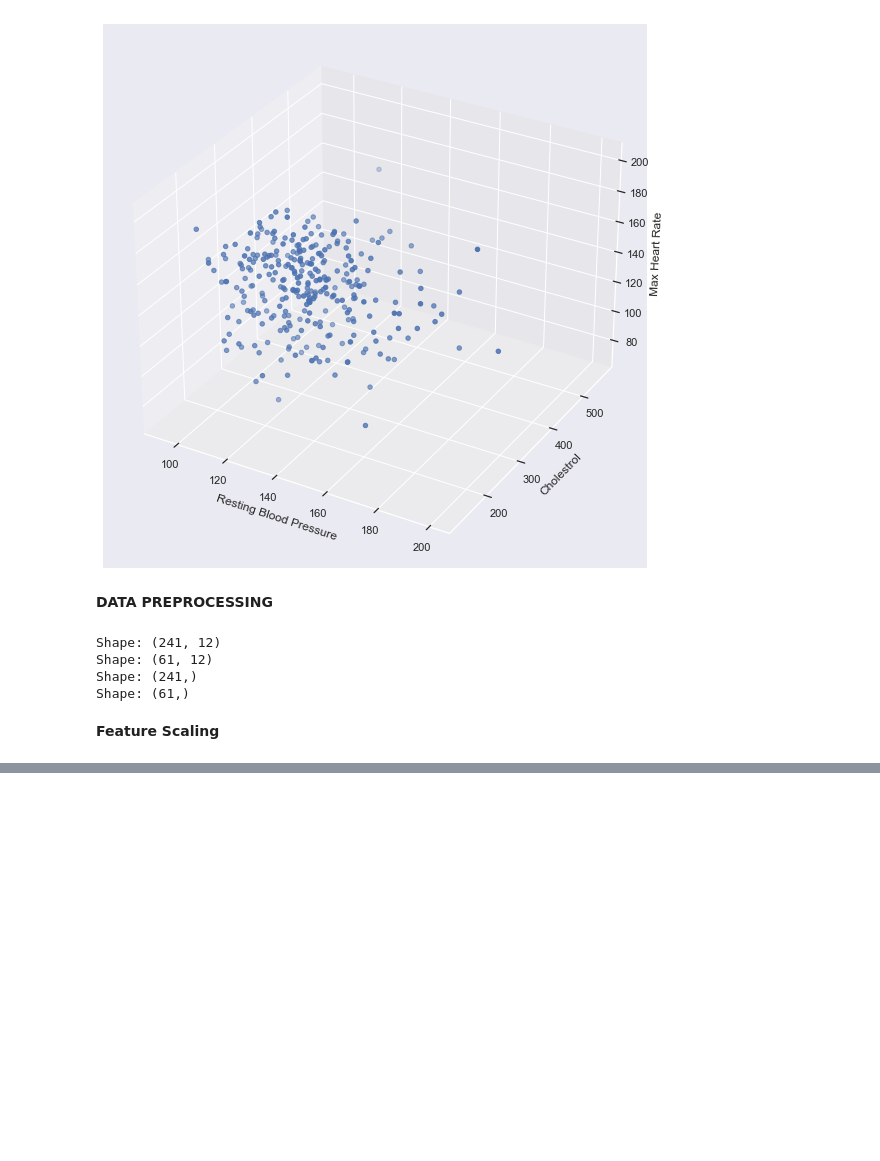
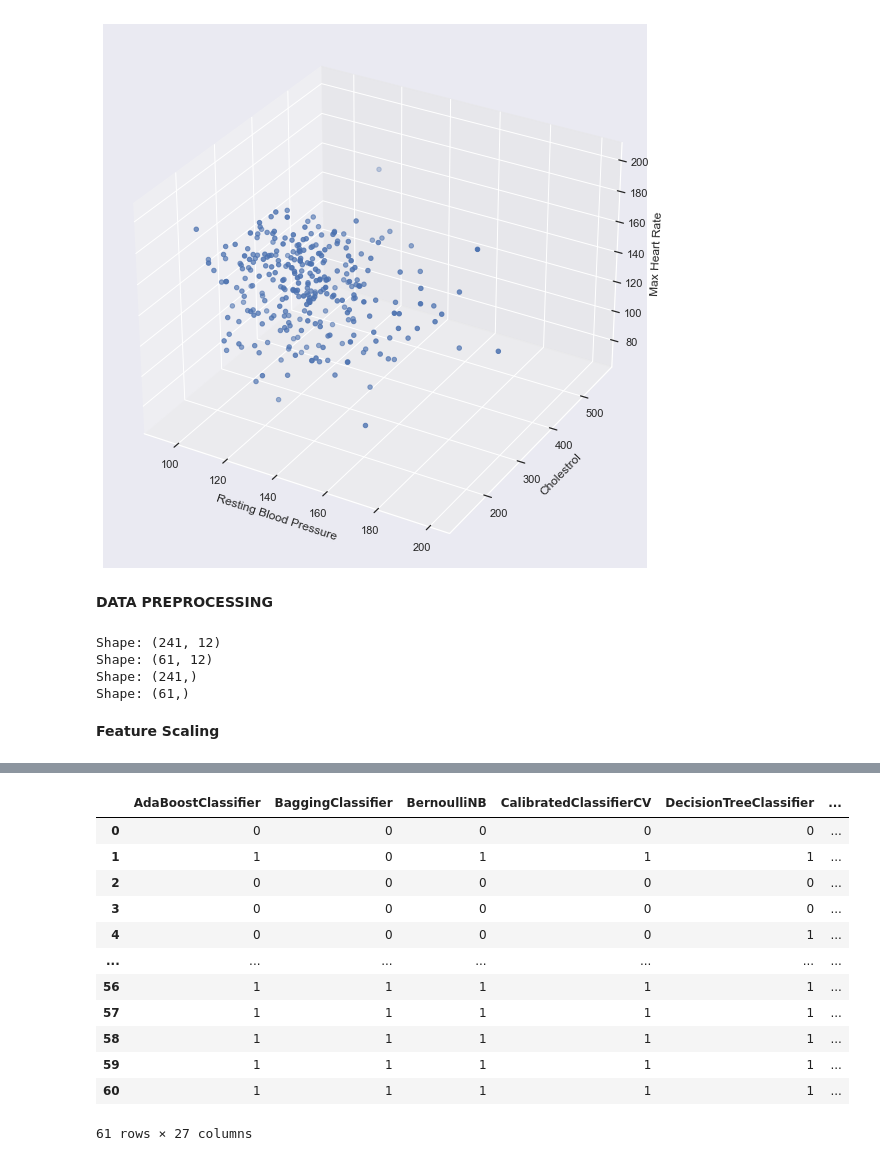
Before and after one commit to Si-D/Heart-Attack-Prediction, a Jupyter notebook: heartattackprediction.ipynb, the cells around one changed output, grey strips where cells are left out. Drawn from its saved outputs; the diff is of its cells as text; code cells hidden in the pictures; blank space fills up the shorter version.

```diff
--- a/heartattackprediction.ipynb
+++ b/heartattackprediction.ipynb
@@ -260,0 +287,16 @@ NameError: name 'StandardScaler' is not defined
+# %%
+predictions
+# %% [output]
+|  | AdaBoostClassifier | BaggingClassifier | BernoulliNB | CalibratedClassifierCV | DecisionTreeClassifier | ... |
+| 0 | 0 | 0 | 0 | 0 | 0 | ... |
+| 1 | 1 | 0 | 1 | 1 | 1 | ... |
+| 2 | 0 | 0 | 0 | 0 | 0 | ... |
+| 3 | 0 | 0 | 0 | 0 | 0 | ... |
+| 4 | 0 | 0 | 0 | 0 | 1 | ... |
+| ... | ... | ... | ... | ... | ... | ... |
+| 56 | 1 | 1 | 1 | 1 | 1 | ... |
+| 57 | 1 | 1 | 1 | 1 | 1 | ... |
+| 58 | 1 | 1 | 1 | 1 | 1 | ... |
+| 59 | 1 | 1 | 1 | 1 | 1 | ... |
+| 60 | 1 | 1 | 1 | 1 | 1 | ... |
+61 rows × 27 columns
```
Also changed, not shown: parts of 24 cells of this notebook.
